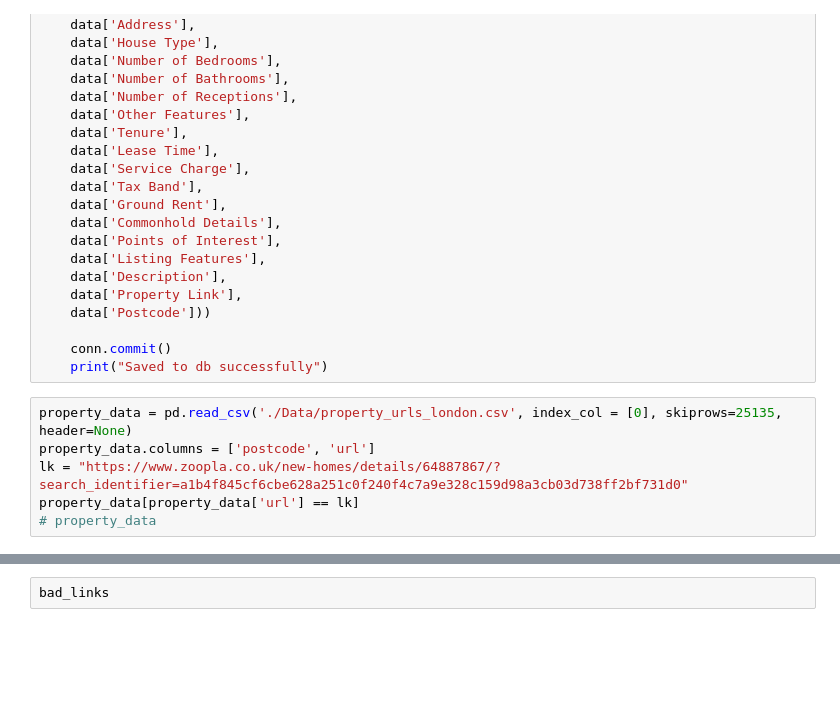
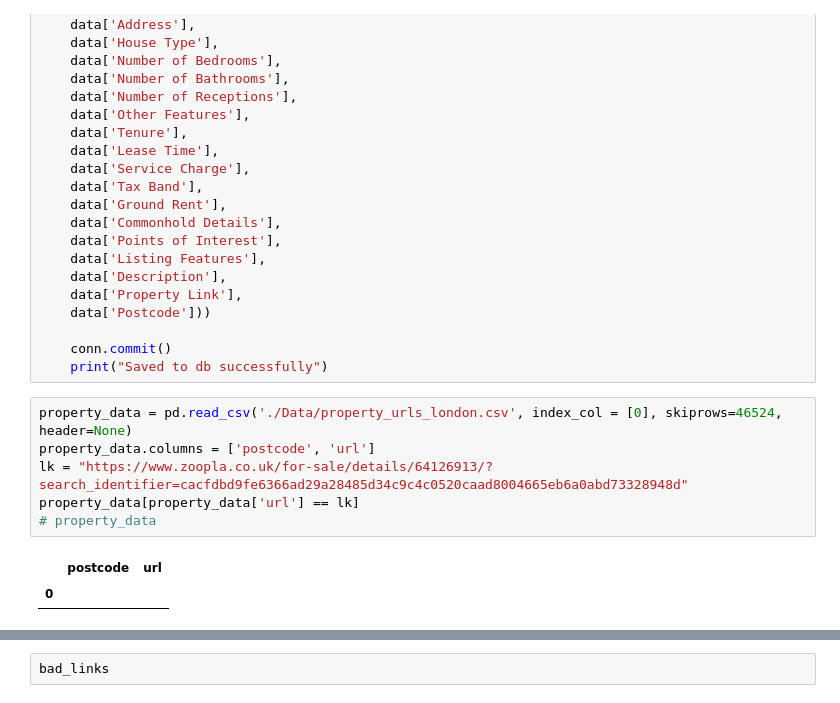
Before and after one commit to KenImade/real_estate_price_predictor, a Jupyter notebook: web_scraper.ipynb, the cells around one changed output, grey strips where cells are left out. Drawn from its saved outputs; the diff is of its cells as text; blank space fills up the shorter version.

```diff
--- a/web_scraper.ipynb
+++ b/web_scraper.ipynb
@@ -331,10 +329,13 @@ def save_to_db(data):
     conn.commit()
     print("Saved to db successfully")
 # %%
-property_data = pd.read_csv('./Data/property_urls_london.csv', index_col = [0], skiprows=25135, header=None)
+property_data = pd.read_csv('./Data/property_urls_london.csv', index_col = [0], skiprows=46524, header=None)
 property_data.columns = ['postcode', 'url']
-lk = "https://www.zoopla.co.uk/new-homes/details/64887867/?search_identifier=a1b4f845cf6cbe628a251c0f240f4c7a9e328c159d98a3cb03d738ff2bf731d0"
+lk = "https://www.zoopla.co.uk/for-sale/details/64126913/?search_identifier=cacfdbd9fe6366ad29a28485d34c9c4c0520caad8004665eb6a0abd73328948d"
 property_data[property_data['url'] == lk]
 # property_data
+# %% [output]
+|  | postcode | url |
+| 0 |  |  |
 # %%
 # List of property links and corresponding postcodes
```
Also changed, not shown: parts of 2 cells of this notebook.
